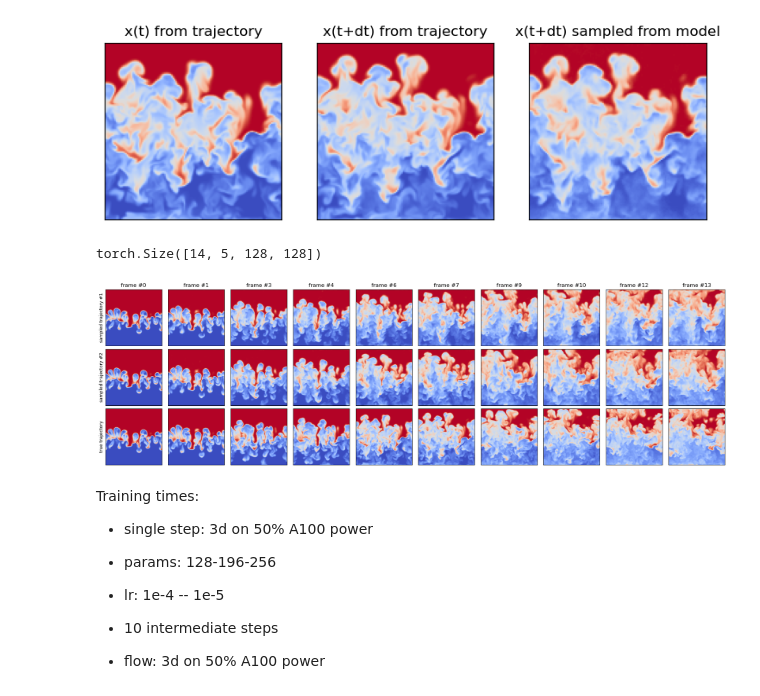
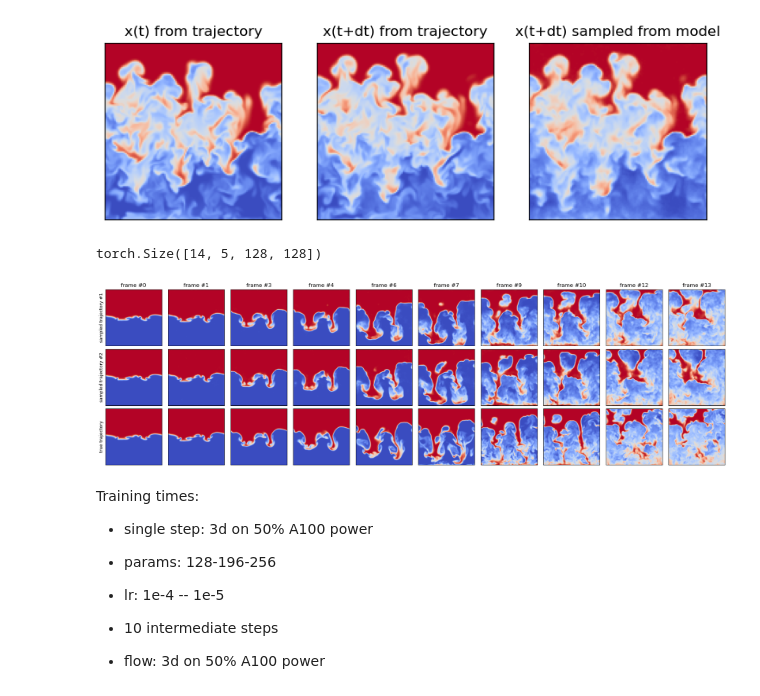
Before and after one commit to graps1/flow-matching-for-time-series, a Jupyter notebook: src/fmfts/experiments/rti3d_sliced/visualization.ipynb, the cells around one changed output. Drawn from its saved outputs; the diff is of its cells as text; code cells hidden in the pictures.

```diff
--- a/src/fmfts/experiments/rti3d_sliced/visualization.ipynb
+++ b/src/fmfts/experiments/rti3d_sliced/visualization.ipynb
@@ -12,11 +12,11 @@ torch.set_grad_enabled(False)
 torch.set_default_device("cuda")
 
 velocity = VelocityModelSlicedRTI3D(features = params.features_velocity)
-velocity.load_state_dict(torch.load("trained_models/model_velocity.pt", weights_only=True))
+velocity.load_state_dict(torch.load("trained_models/state_velocity.pt", weights_only=True)["model"])
 single_step = SingleStepModelSlicedRTI3D(velocity_model = velocity, features = params.features_single_step)
-single_step.load_state_dict(torch.load("trained_models/model_single_step.pt", weights_only=True))
+single_step.load_state_dict(torch.load("trained_models/state_single_step.pt", weights_only=True)["model"])
 flow = FlowModelSlicedRTI3D(velocity_model = velocity, features = params.features_flow)
-flow.load_state_dict(torch.load("trained_models/model_flow.pt", weights_only=True))
+flow.load_state_dict(torch.load("trained_models/state_flow.pt", weights_only=True)["model"])
 
 dataset_test = DatasetSlicedRTI3D(mode="test", **params.kwargs_dataset_cls)
 # %%
@@ -39,12 +39,12 @@ for i in range(3):
     ax[i].set_yticks([])
 plt.show()
 # %% [output]
-[figure, old version]
+[figure, new version]
 # %%
 # demonstrates how one can generate multiple trajectories
 n_trajectories = 2
 n_predictions = 15
-y = dataset_test.get(0, 50, 64, sequence_len=n_predictions)
+y = dataset_test.get(1, 50, 64, sequence_len=n_predictions)
 print(y.shape)
 
 xs = torch.empty(n_predictions, n_trajectories, *y.shape[1:])
@@ -54,34 +54,34 @@ for k in range(n_predictions-1):
     xs[k+1] = flow.sample(xs[k], steps=1)
     # xs[k+1] = single_step.sample(xs[k])
 
 # plotting
 n_plots   = 10
 
 fig, ax = plt.subplots(n_trajectories + 1, n_plots, figsize=(n_plots*2, (n_trajectories+1)*2))
 for k in range(n_trajectories):
     for i in range(n_plots):
         l = i * n_predictions // n_plots
         dataset_test.plot(xs[l, k], ax[k, i])
         ax[k, i].set_xticks([])
         ax[k, i].set_yticks([])
     ax[k,0].set_ylabel(f"sampled trajectory #{k+1}")
 
 for i in range(n_plots):
     l = i * n_predictions // n_plots
     if l < len(y):
         dataset_test.plot(y[l], ax[-1, i])
         ax[-1, i].set_xticks([])
         ax[-1, i].set_yticks([])
     else:
         ax[-1, i].remove()
     ax[0, i].set_title(f"frame #{l}")
 ax[-1, 0].set_ylabel("true trajectory")
 
 plt.tight_layout()
 plt.show()
 # %% [output]
 torch.Size([14, 5, 128, 128])
-[figure, old version]
+[figure, new version]
 # %% [markdown]
 Training times:
 - single step: 3d on 50% A100 power
```
Also changed, not shown: 5 other files.
